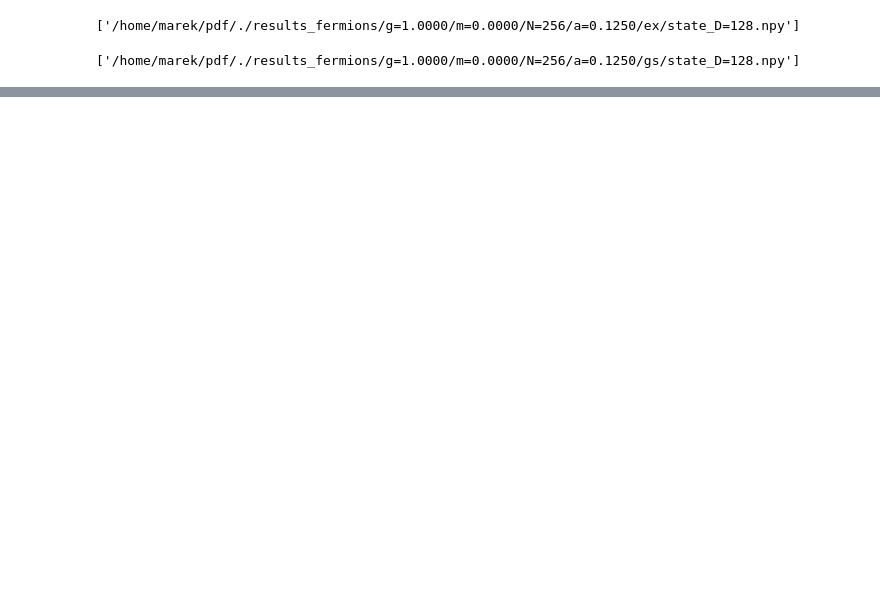
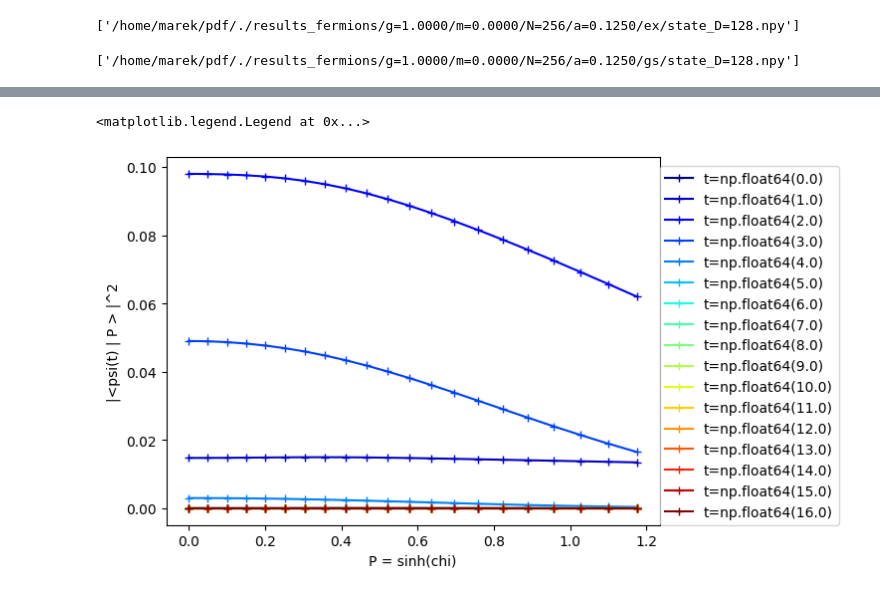
Before and after one commit to marekrams/pdf, a Jupyter notebook: multiplicity_m=0.ipynb, the cells around one changed output, grey strips where cells are left out. Saved outputs shown, nothing was run; the diff lists cells and outputs as text; code cells hidden in the pictures; blank space fills up the shorter version.

```diff
--- a/multiplicity_m=0.ipynb
+++ b/multiplicity_m=0.ipynb
@@ -59,0 +104,13 @@ Text(0, 0.5, '|<psi(t) | P=0 > |^2')
+# %%
+cm = plt.cm.jet
+for t in ts:
+
+    pr = [probs[chi][t] for chi in chis]
+    P = np.sinh(chis)
+    plt.plot(P, pr, '-+', label=f"{t=}", color = cm(t / ts[-1]))
+plt.xlabel('P = sinh(chi)')
+plt.ylabel("|<psi(t) | P > |^2")
+plt.legend(loc=(1, 0))
+# %% [output]
+<matplotlib.legend.Legend at 0x...>
+[figure, added]
```
Also changed, not shown: parts of 9 cells of this notebook, 5 other files.
